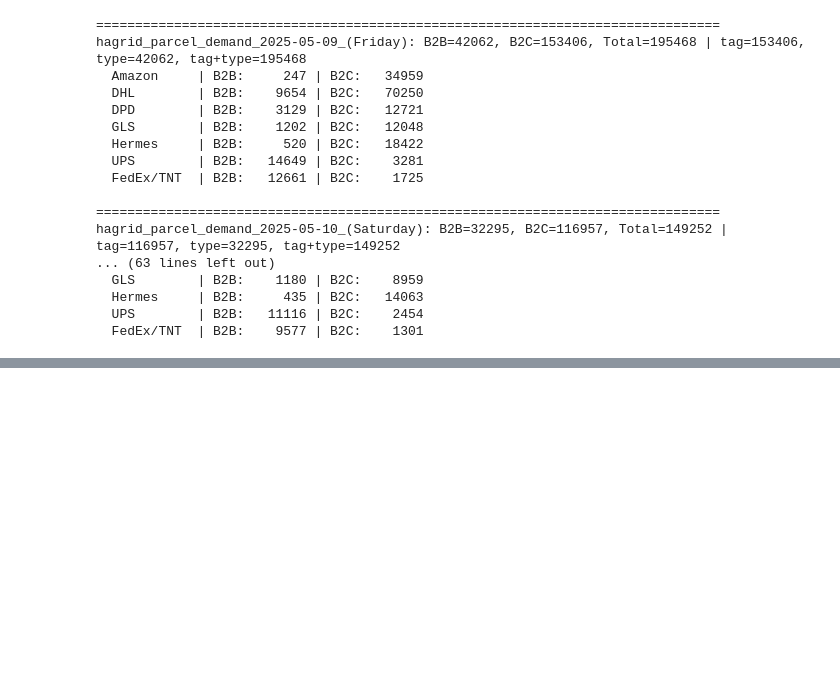
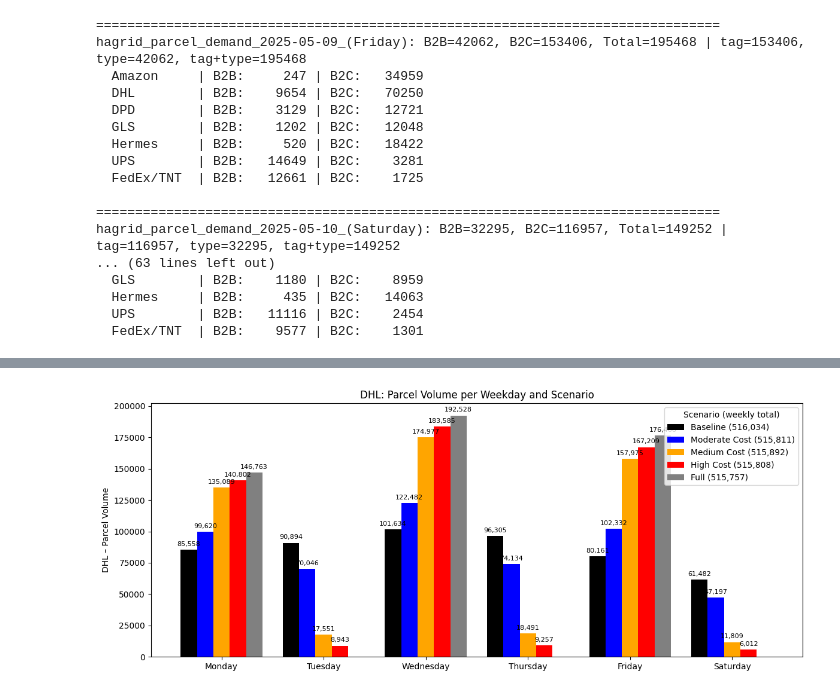
Before and after one commit to TUBS-IVS/HAGRID, a Jupyter notebook: parcel-demand-estimation/BatchDeliveryStrategiesGenerator.ipynb, the cells around one changed output, grey strips where cells are left out. Saved outputs shown, nothing was run; the diff lists cells and outputs as text; code cells hidden in the pictures; blank space fills up the shorter version.

```diff
--- a/parcel-demand-estimation/BatchDeliveryStrategiesGenerator.ipynb
+++ b/parcel-demand-estimation/BatchDeliveryStrategiesGenerator.ipynb
@@ -1508,0 +1865,92 @@ Tuesday FedEx/TNT: old=71, new=721
+# %%
+import pandas as pd
+import matplotlib.pyplot as plt
+import numpy as np
+
+# Szenarien definieren
+scenarios = [
+    ("Baseline", old_week),
+    ("Moderate Cost", new_moderate_week),
+    ("Medium Cost", new_medium_week),
+    ("High Cost", new_high_week),
+    ("Full", new_full_week)
+]
+
+# Farben definieren
+colors = {
+    "Baseline": "black",
+    "Moderate Cost": "blue",
+    "Medium Cost": "orange",
+    "High Cost": "red",
+    "Full": "grey"
+}
+
+# Wochentage
+weekdays = ["Monday", "Tuesday", "Wednesday", "Thursday", "Friday", "Saturday"]
+day_map = {day: i for i, day in enumerate(weekdays)}
+
+# Paketdienstleister
+carriers = {
+    "DHL": ("dhl_b2b", "dhl_b2c"),
+    "Amazon": ("ama_b2b", "ama_b2c"),
+    "DPD": ("dpd_b2b", "dpd_b2c"),
+    "GLS": ("gls_b2b", "gls_b2c"),
+    "Hermes": ("her_b2b", "her_b2c"),
+    "UPS": ("ups_b2b", "ups_b2c"),
+    "FedEx/TNT": ("fxt_b2b", "fxt_b2c")
+}
+
+# Plot pro Carrier
+for carrier, (col_b2b, col_b2c) in carriers.items():
+    records = []
+    total_per_scenario = {}
+
+    for scen_name, weekdict in scenarios:
+        week_total = 0
+        for day in weekdays:
+            gdf = weekdict.get(day)
+            if gdf is not None and col_b2b in gdf.columns and col_b2c in gdf.columns:
+                total = gdf[col_b2b].sum() + gdf[col_b2c].sum()
+                records.append({'Scenario': scen_name, 'Day': day, 'Total': total})
+                week_total += total
+        total_per_scenario[scen_name] = week_total
+
+    df = pd.DataFrame(records)
+
+    if df.empty:
+        print(f"Skipping {carrier} – no data.")
+        continue
+
+    df["Day_idx"] = df["Day"].map(day_map)
+
+    # Plot
+    fig, ax = plt.subplots(figsize=(12, 5))
+    bar_width = 0.16
+    x = np.arange(len(weekdays))
+    offsets = [-2, -1, 0, 1, 2]
+
+    for (scenario, _), offset in zip(scenarios, offsets):
+        df_scen = df[df["Scenario"] == scenario].sort_values("Day_idx")
+        bars = ax.bar(x + offset * bar_width, df_scen["Total"], width=bar_width,
+                      label=f"{scenario} ({int(total_per_scenario[scenario]):,})",
+                      color=colors[scenario])
+
+        # Annotate bars
+        for bar in bars:
+            height = bar.get_height()
+            if height > 0:
+                ax.annotate(f'{int(height):,}',
+                            xy=(bar.get_x() + bar.get_width() / 2, height),
+                            xytext=(0, 3),
+                            textcoords="offset points",
+                            ha='center', va='bottom', fontsize=8)
+
+    ax.set_xticks(x)
+    ax.set_xticklabels(weekdays)
+    ax.set_ylabel(f"{carrier} – Parcel Volume")
+    ax.set_title(f"{carrier}: Parcel Volume per Weekday and Scenario")
+    ax.legend(title="Scenario (weekly total)", loc="upper right")
+    plt.tight_layout()
+    plt.show()
+# %% [output]
+[figure, added]
```
Also changed, not shown: parts of 18 cells of this notebook, 25 other files.
